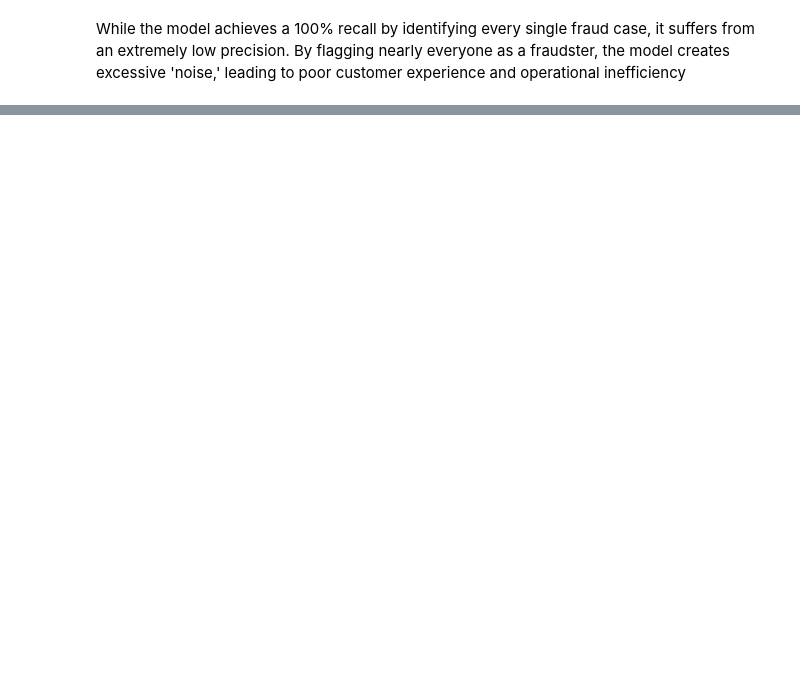
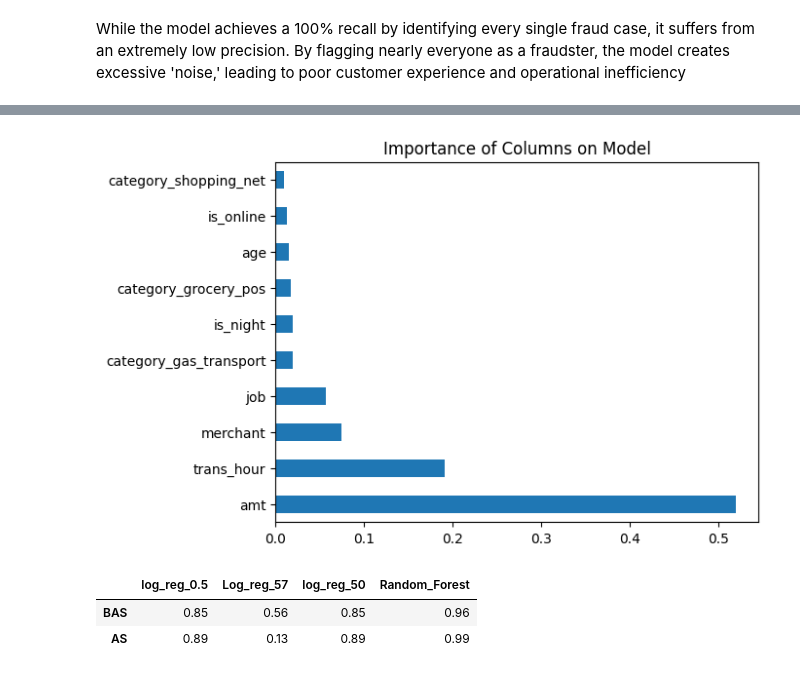
Before and after one commit to ruslancabbarov/End-to-End-DataScience-Project, a Jupyter notebook: Credit_Risk_Fraud_Detection.ipynb, the cells around one changed output, grey strips where cells are left out. Cells and saved outputs as stored; diff of their text form; code cells hidden in the pictures; blank space fills up the shorter version.

```diff
--- a/Credit_Risk_Fraud_Detection.ipynb
+++ b/Credit_Risk_Fraud_Detection.ipynb
@@ -405,0 +415,4 @@ weighted avg       0.99      0.89      0.93    259335
+# %%
+rf_model.fit(x_train,y_train)
+
+evaluate(rf_model,"Random_Forest")
@@ -405,0 +433,13 @@ weighted avg       0.99      0.89      0.93    259335
+# %%
+colm_importance = pd.Series(rf_model.feature_importances_,index=x_train.columns)
+colm_importance.nlargest(10).plot(kind='barh')
+plt.title("Importance of Columns on Model")
+plt.show()
+# %% [output]
+[figure, added]
+# %%
+performance
+# %% [output]
+|  | log_reg_0.5 | Log_reg_57 | log_reg_50 | Random_Forest |
+| BAS | 0.85 | 0.56 | 0.85 | 0.96 |
+| AS | 0.89 | 0.13 | 0.89 | 0.99 |
```
Also changed, not shown: parts of 10 cells of this notebook.
